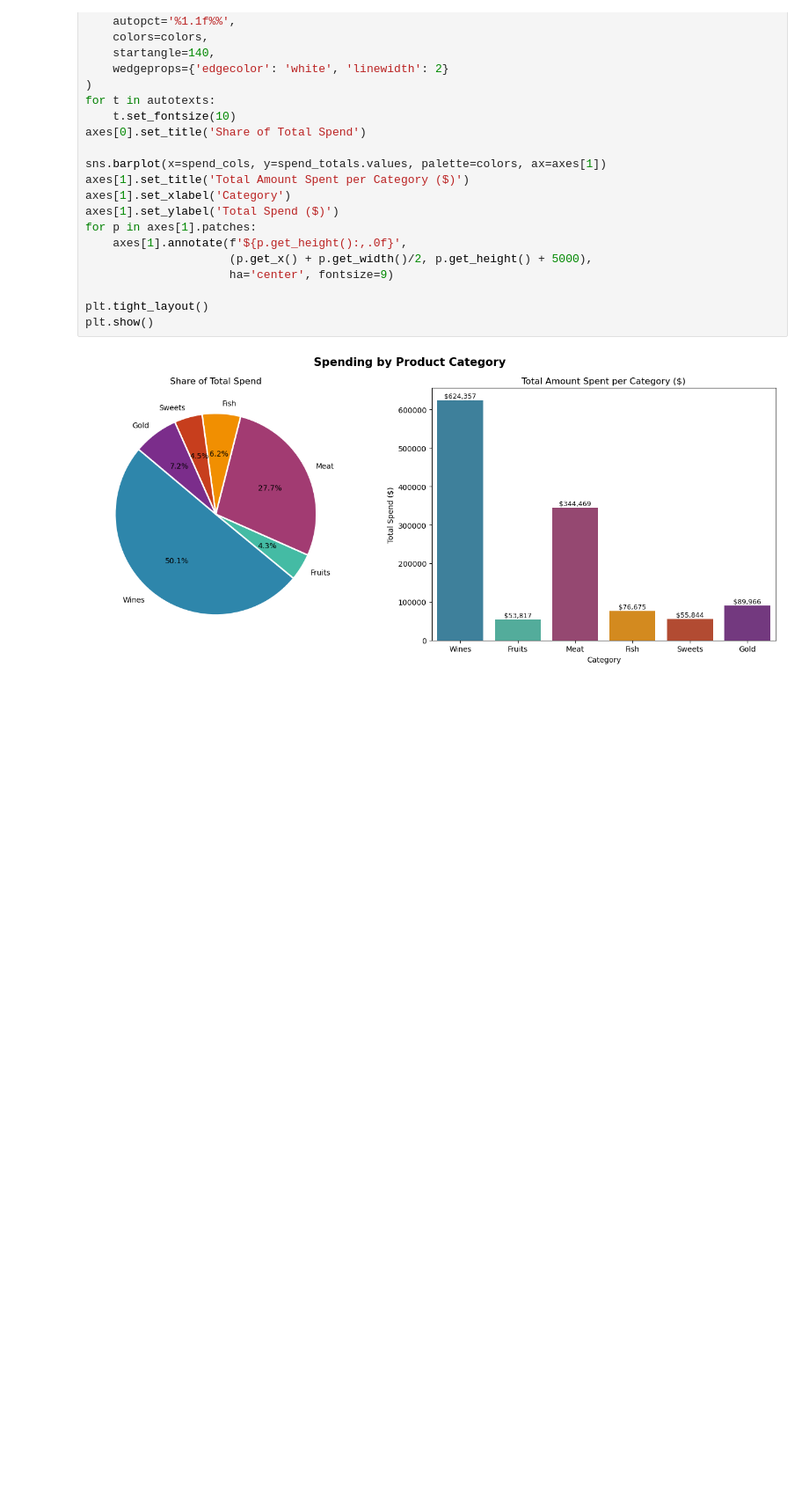
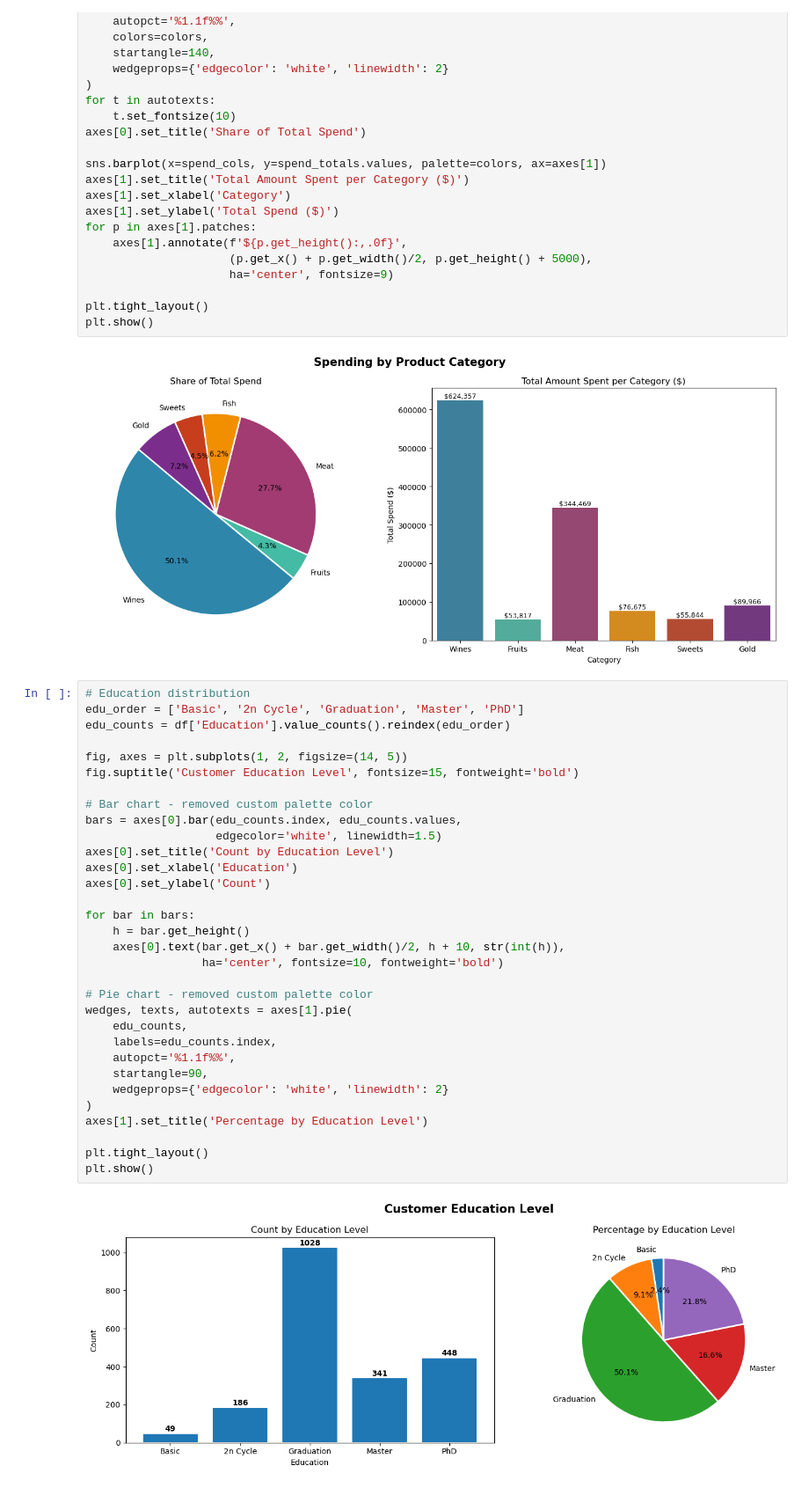
Before and after one commit to papocun/Customer-Segmentation-Project, a Jupyter notebook: Notebooks/Eda.ipynb, the cells around one changed output. Shown at 88% size. Drawn from its saved outputs; the diff is of its cells as text; blank space fills up the shorter version.

```diff
--- a/Notebooks/Eda.ipynb
+++ b/Notebooks/Eda.ipynb
@@ -563,3 +563,37 @@ plt.tight_layout()
 plt.show()
 # %% [output]
 [figure]
+# %%
+# Education distribution
+edu_order = ['Basic', '2n Cycle', 'Graduation', 'Master', 'PhD']
+edu_counts = df['Education'].value_counts().reindex(edu_order)
+
+fig, axes = plt.subplots(1, 2, figsize=(14, 5))
+fig.suptitle('Customer Education Level', fontsize=15, fontweight='bold')
+
+# Bar chart - removed custom palette color
+bars = axes[0].bar(edu_counts.index, edu_counts.values,
+                   edgecolor='white', linewidth=1.5)
+axes[0].set_title('Count by Education Level')
+axes[0].set_xlabel('Education')
+axes[0].set_ylabel('Count')
+
+for bar in bars:
+    h = bar.get_height()
+    axes[0].text(bar.get_x() + bar.get_width()/2, h + 10, str(int(h)),
+                 ha='center', fontsize=10, fontweight='bold')
+
+# Pie chart - removed custom palette color
+wedges, texts, autotexts = axes[1].pie(
+    edu_counts,
+    labels=edu_counts.index,
+    autopct='%1.1f%%',
+    startangle=90,
+    wedgeprops={'edgecolor': 'white', 'linewidth': 2}
+)
+axes[1].set_title('Percentage by Education Level')
+
+plt.tight_layout()
+plt.show()
+# %% [output]
+[figure, added]
```
Also changed, not shown: parts of 5 cells of this notebook.
